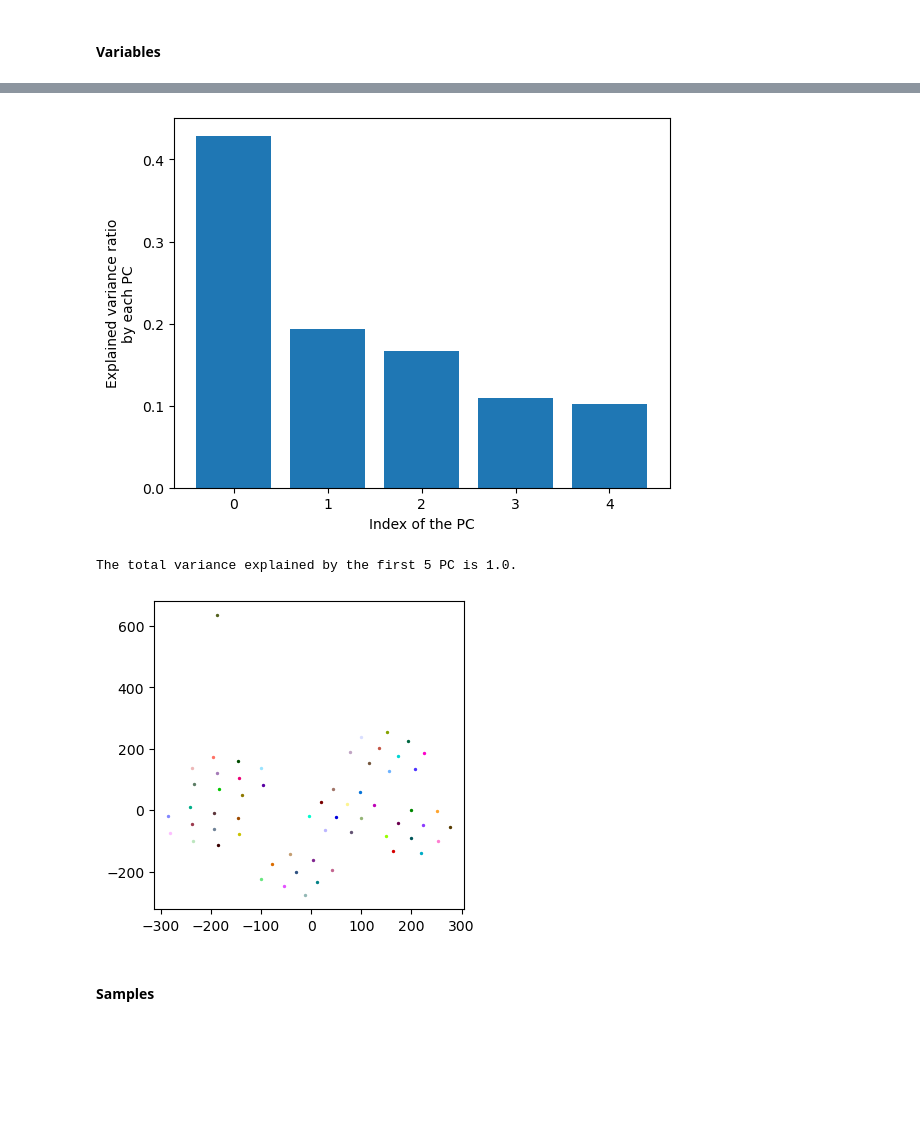
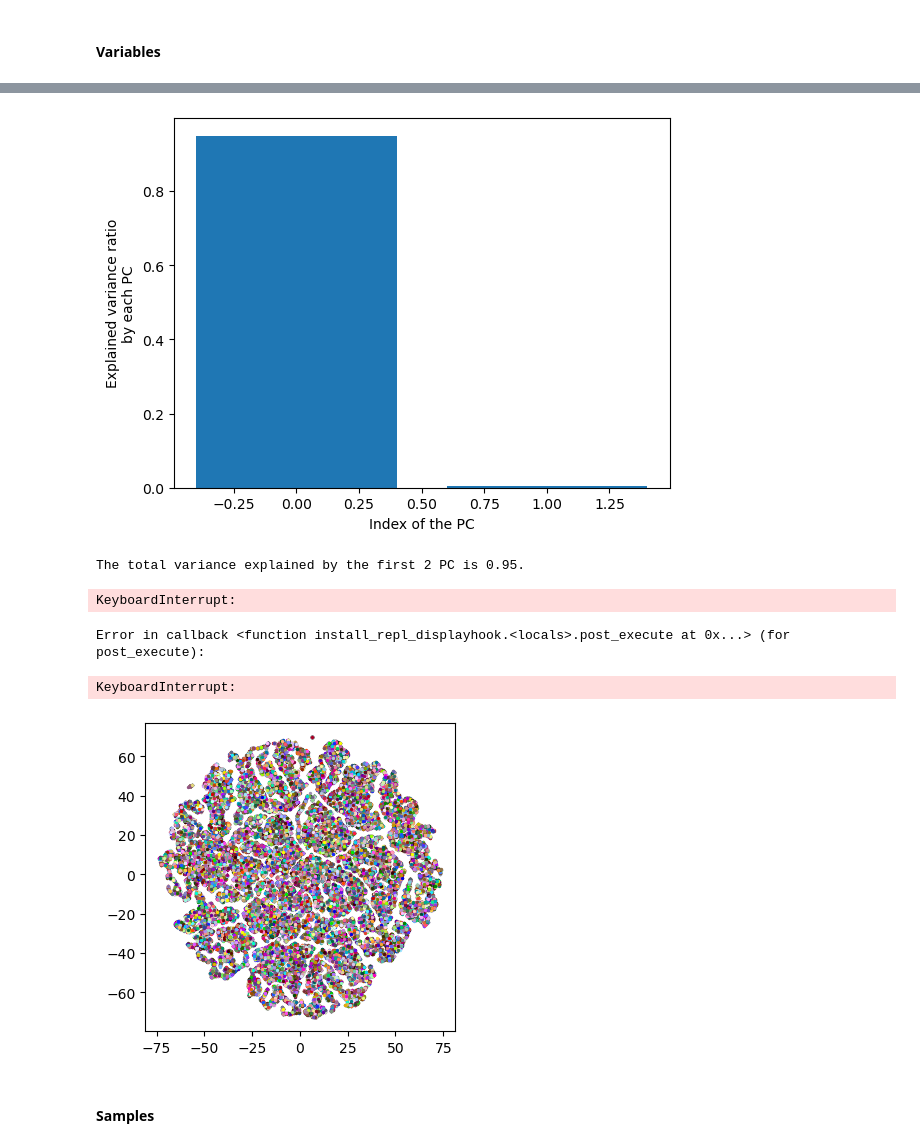
Before and after one commit to mbonto/XAI_in_genomics, a Jupyter notebook: Visualisation/visualise_dataset.ipynb, the cells around one changed output, grey strips where cells are left out. Cells and saved outputs as stored; diff of their text form; code cells hidden in the pictures; blank space fills up the shorter version.

```diff
--- a/Visualisation/visualise_dataset.ipynb
+++ b/Visualisation/visualise_dataset.ipynb
@@ -16,7 +16,7 @@ from plots_and_stats import *
 from clustering import *
 # %%
 # Arguments
-name = "demo"
+name = "ttg-all"
 normalize = True
 # %%
 # Path
@@ -112,5 +104,7 @@ clusters, colors = cluster_nodes(dist, np.zeros(dist.shape), cut_dendogram=2, vm
 # %% [markdown]
 ### Dimensionality reduction and 2D visualisation
+# %%
+perplexity = 30  # 30
 # %% [markdown]
 #### Variables
 # %%
@@ -128,14 +122,17 @@ do_scatterplot_2D(Xr, np.arange(X.shape[1]).reshape(-1, 1), np.arange(X.shape[1]
 # %%
 # PCA + T-SNE
-n_dim = 5
+n_dim = 2
 Xt, alg = do_PCA(X.T, n_dim)
 save_name = os.path.join(save_path, "figures", f"tSNE_PCA_{n_dim}_variables")
-Xr = do_TSNE(Xt, perplexity=30)
+Xr = do_TSNE(Xt, perplexity=perplexity)
 do_scatterplot_2D(Xr, np.arange(X.shape[1]).reshape(-1, 1), np.arange(X.shape[1]), xlabel=None, ylabel=None, dim1=0, dim2=1, legend=False, size=2, save_name=save_name)
 # %% [output]
-[figure, old version]
+[figure, new version]
-The total variance explained by the first 5 PC is 1.0.
+The total variance explained by the first 2 PC is 0.95.
+KeyboardInterrupt:
+Error in callback <function install_repl_displayhook.<locals>.post_execute at 0x...> (for post_execute):
+KeyboardInterrupt:
-[figure, old version]
+[figure, new version]
 # %% [markdown]
 #### Samples
 # %%
```
Also changed, not shown: parts of 19 cells of this notebook, 13 other files.
